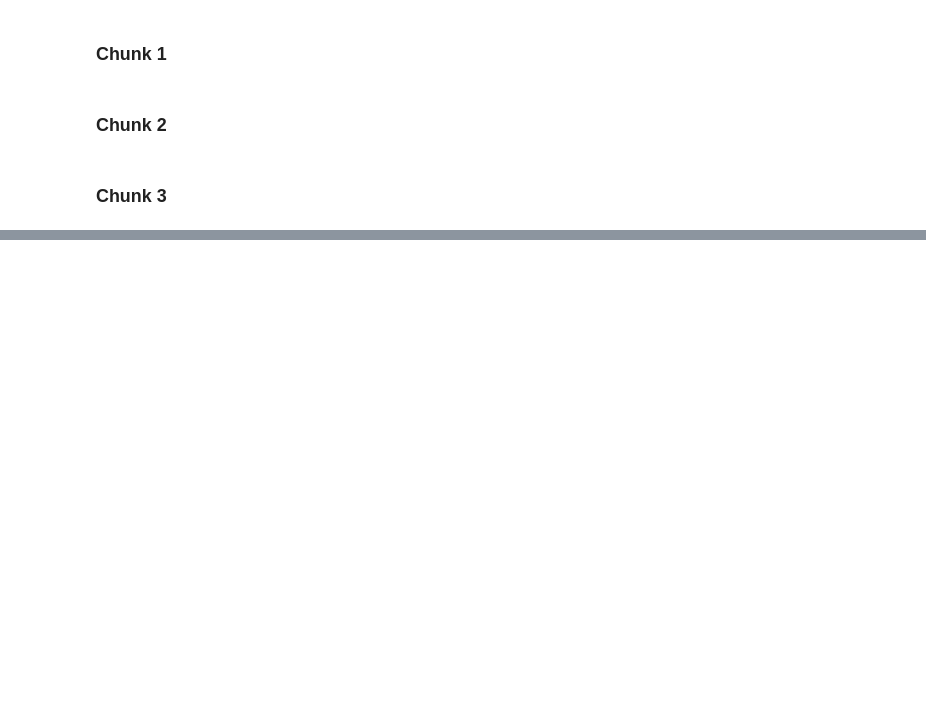
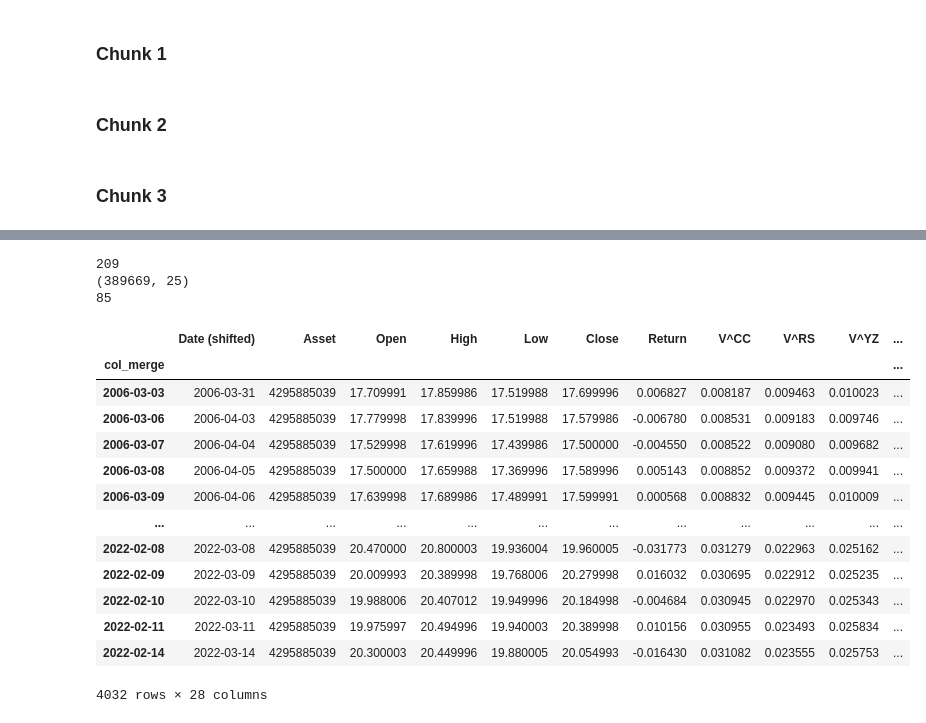
Before and after one commit to ygcahyono/esgnews_volatility, a Jupyter notebook: notebook/3.1.6-all_model_new_data.ipynb, the cells around one changed output, grey strips where cells are left out. Saved outputs shown, nothing was run; the diff lists cells and outputs as text; code cells hidden in the pictures; blank space fills up the shorter version.

```diff
--- a/notebook/3.1.6-all_model_new_data.ipynb
+++ b/notebook/3.1.6-all_model_new_data.ipynb
@@ -405,0 +487,27 @@ mresults_RF_m1 = run_algorithms.compile_train_test()
+# %%
+# filter asset only those exist before 2010 and after 2020.
+dataprocessing = DataProcessing('2006-01-01', '2022-12-01', daily=True)
+df_clean, train_df, test_df = dataprocessing.clean_final(fillna = True)
+
+print(len(train_df.Asset.unique()))
+# %% [output]
+209
+(389669, 25)
+85
+# %%
+train_df[train_df['Asset'] == 4295885039]
+# %% [output]
+|  | Date (shifted) | Asset | Open | High | Low | Close | Return | V^CC | V^RS | V^YZ | ... |
+| col_merge |  |  |  |  |  |  |  |  |  |  | ... |
+| 2006-03-03 | 2006-03-31 | 4295885039 | 17.709991 | 17.859986 | 17.519988 | 17.699996 | 0.006827 | 0.008187 | 0.009463 | 0.010023 | ... |
+| 2006-03-06 | 2006-04-03 | 4295885039 | 17.779998 | 17.839996 | 17.519988 | 17.579986 | -0.006780 | 0.008531 | 0.009183 | 0.009746 | ... |
+| 2006-03-07 | 2006-04-04 | 4295885039 | 17.529998 | 17.619996 | 17.439986 | 17.500000 | -0.004550 | 0.008522 | 0.009080 | 0.009682 | ... |
+| 2006-03-08 | 2006-04-05 | 4295885039 | 17.500000 | 17.659988 | 17.369996 | 17.589996 | 0.005143 | 0.008852 | 0.009372 | 0.009941 | ... |
+| 2006-03-09 | 2006-04-06 | 4295885039 | 17.639998 | 17.689986 | 17.489991 | 17.599991 | 0.000568 | 0.008832 | 0.009445 | 0.010009 | ... |
+| ... | ... | ... | ... | ... | ... | ... | ... | ... | ... | ... | ... |
+| 2022-02-08 | 2022-03-08 | 4295885039 | 20.470000 | 20.800003 | 19.936004 | 19.960005 | -0.031773 | 0.031279 | 0.022963 | 0.025162 | ... |
+| 2022-02-09 | 2022-03-09 | 4295885039 | 20.009993 | 20.389998 | 19.768006 | 20.279998 | 0.016032 | 0.030695 | 0.022912 | 0.025235 | ... |
+| 2022-02-10 | 2022-03-10 | 4295885039 | 19.988006 | 20.407012 | 19.949996 | 20.184998 | -0.004684 | 0.030945 | 0.022970 | 0.025343 | ... |
+| 2022-02-11 | 2022-03-11 | 4295885039 | 19.975997 | 20.494996 | 19.940003 | 20.389998 | 0.010156 | 0.030955 | 0.023493 | 0.025834 | ... |
+| 2022-02-14 | 2022-03-14 | 4295885039 | 20.300003 | 20.449996 | 19.880005 | 20.054993 | -0.016430 | 0.031082 | 0.023555 | 0.025753 | ... |
+4032 rows × 28 columns
```
Also changed, not shown: parts of 46 cells of this notebook.
